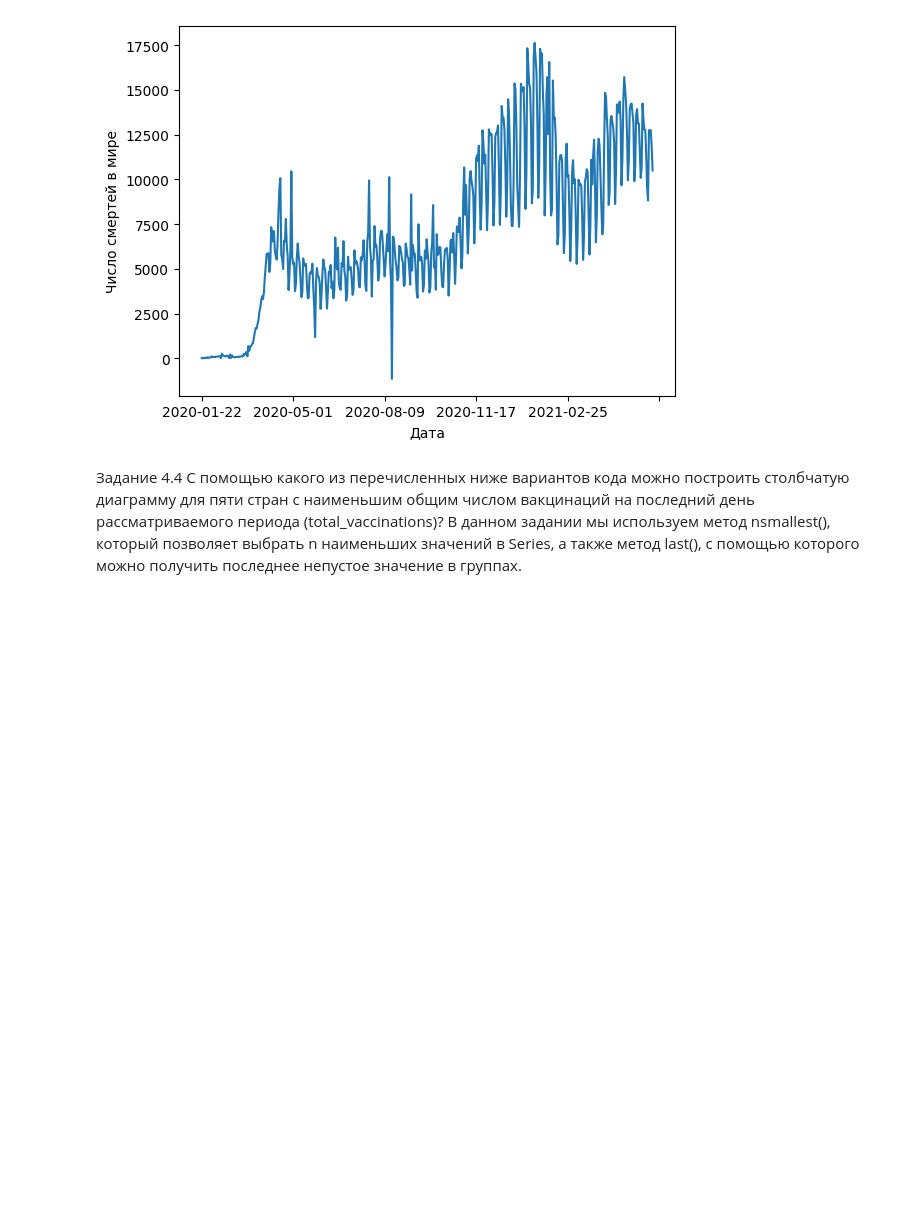
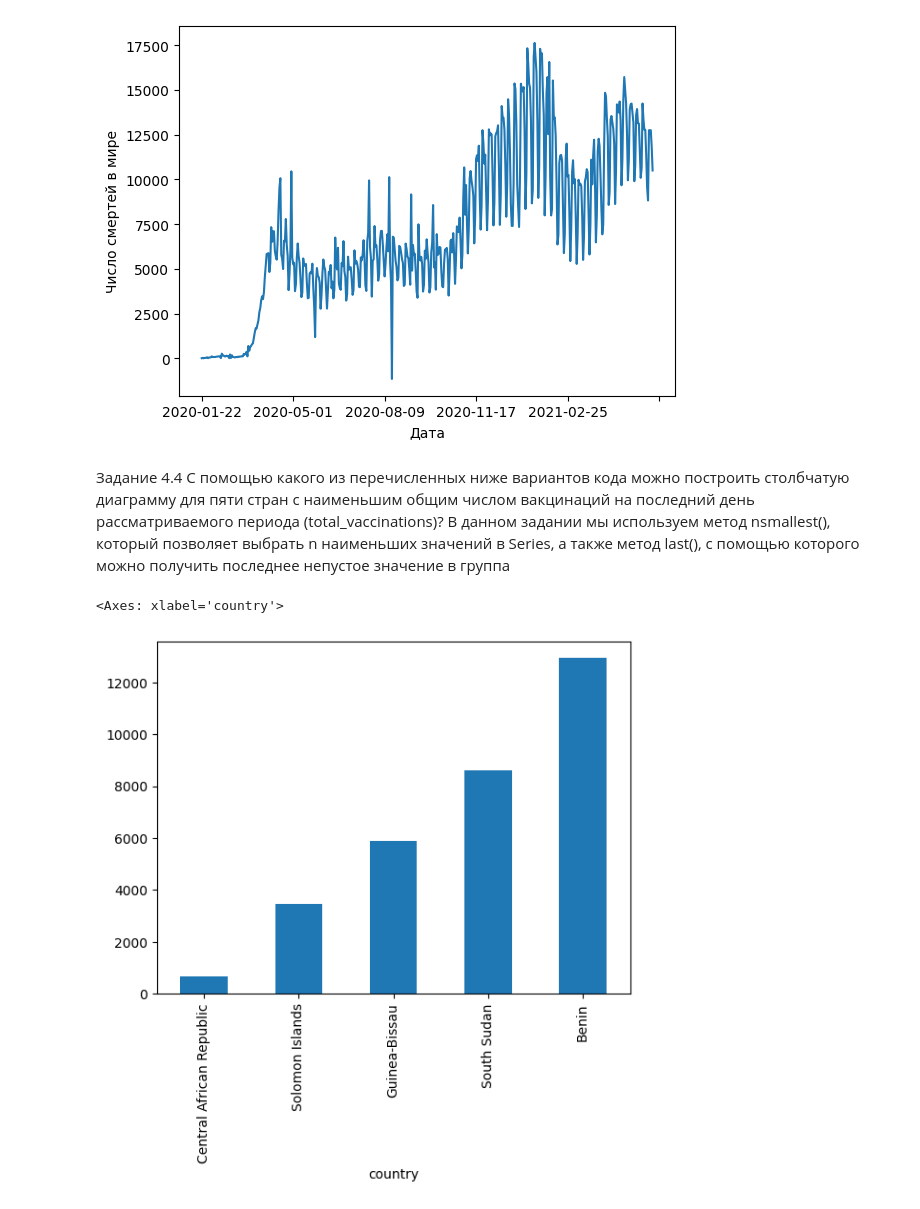
Before and after one commit to DenisMaltsev76/DM_76, a Jupyter notebook: Skillfactory/PY_13_Визуализация данных/Графические возможности библиотеки Pandas.ipynb, the cells around one changed output. Cells and saved outputs as stored; diff of their text form; code cells hidden in the pictures; blank space fills up the shorter version.

```diff
--- a/Skillfactory/PY_13_Визуализация данных/Графические возможности библиотеки Pandas.ipynb
+++ b/Skillfactory/PY_13_Визуализация данных/Графические возможности библиотеки Pandas.ipynb
@@ -135,4 +193,9 @@ Name: daily_deaths, Length: 494, dtype: float64
 # %% [markdown]
 Задание 4.4
 С помощью какого из перечисленных ниже вариантов кода можно построить столбчатую диаграмму для пяти стран с наименьшим общим числом вакцинаций на последний день рассматриваемого периода (total_vaccinations)?
-В данном задании мы используем метод nsmallest(), который позволяет выбрать n наименьших значений в Series, а также метод last(), с помощью которого можно получить последнее непустое значение в группах.
+В данном задании мы используем метод nsmallest(), который позволяет выбрать n наименьших значений в Series, а также метод last(), с помощью которого можно получить последнее непустое значение в группа
+# %%
+covid_df.groupby(['country'])['total_vaccinations'].last().nsmallest(5).plot(kind='bar')
+# %% [output]
+<Axes: xlabel='country'>
+[figure, added]
```
Also changed, not shown: parts of 9 cells of this notebook.
